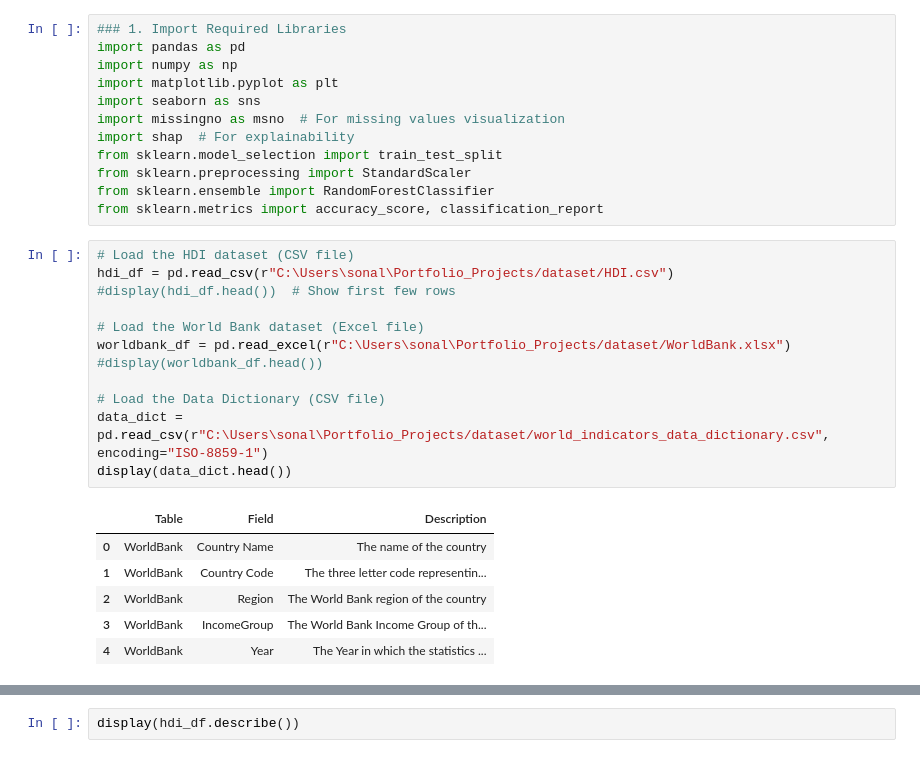
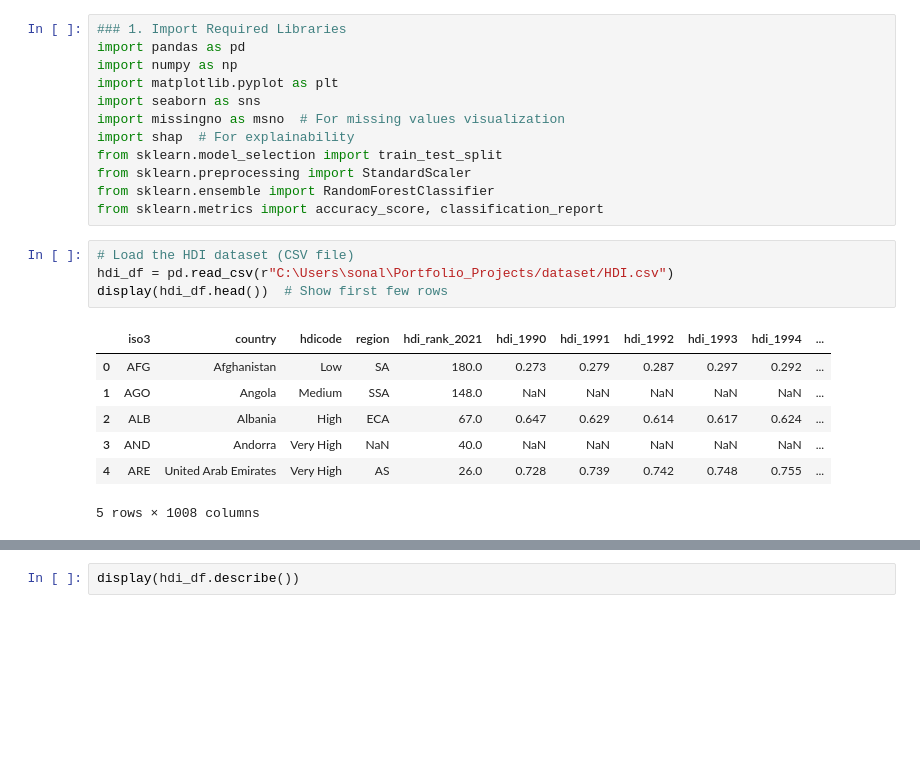
Before and after one commit to Sonal7578/AI-Powered-Financial-Risk-Analysis-for-Startups, a Jupyter notebook: AI-Powered Financial Risk Analysis for Startups.ipynb, the cells around one changed output, grey strips where cells are left out. Cells and saved outputs as stored; diff of their text form; blank space fills up the shorter version.

Commit message:
Displayed each dataset separately

```diff
--- a/AI-Powered Financial Risk Analysis for Startups.ipynb
+++ b/AI-Powered Financial Risk Analysis for Startups.ipynb
@@ -33,19 +33,12 @@ from sklearn.metrics import accuracy_score, classification_report
 # %%
 # Load the HDI dataset (CSV file)
 hdi_df = pd.read_csv(r"C:\Users\sonal\Portfolio_Projects/dataset/HDI.csv")
-#display(hdi_df.head())  # Show first few rows
-
-# Load the World Bank dataset (Excel file)
-worldbank_df = pd.read_excel(r"C:\Users\sonal\Portfolio_Projects/dataset/WorldBank.xlsx")
-#display(worldbank_df.head())
-
-# Load the Data Dictionary (CSV file)
-data_dict = pd.read_csv(r"C:\Users\sonal\Portfolio_Projects/dataset/world_indicators_data_dictionary.csv", encoding="ISO-8859-1")
-display(data_dict.head())
+display(hdi_df.head())  # Show first few rows
 # %% [output]
-|  | Table | Field | Description |
-| 0 | WorldBank | Country Name | The name of the country |
-| 1 | WorldBank | Country Code | The three letter code representin... |
-| 2 | WorldBank | Region | The World Bank region of the country |
-| 3 | WorldBank | IncomeGroup | The World Bank Income Group of th... |
-| 4 | WorldBank | Year | The Year in which the statistics ... |
+|  | iso3 | country | hdicode | region | hdi_rank_2021 | hdi_1990 | hdi_1991 | hdi_1992 | hdi_1993 | hdi_1994 | ... |
+| 0 | AFG | Afghanistan | Low | SA | 180.0 | 0.273 | 0.279 | 0.287 | 0.297 | 0.292 | ... |
+| 1 | AGO | Angola | Medium | SSA | 148.0 | NaN | NaN | NaN | NaN | NaN | ... |
+| 2 | ALB | Albania | High | ECA | 67.0 | 0.647 | 0.629 | 0.614 | 0.617 | 0.624 | ... |
+| 3 | AND | Andorra | Very High | NaN | 40.0 | NaN | NaN | NaN | NaN | NaN | ... |
+| 4 | ARE | United Arab Emirates | Very High | AS | 26.0 | 0.728 | 0.739 | 0.742 | 0.748 | 0.755 | ... |
+5 rows × 1008 columns
```
Also changed, not shown: parts of 4 cells of this notebook.
